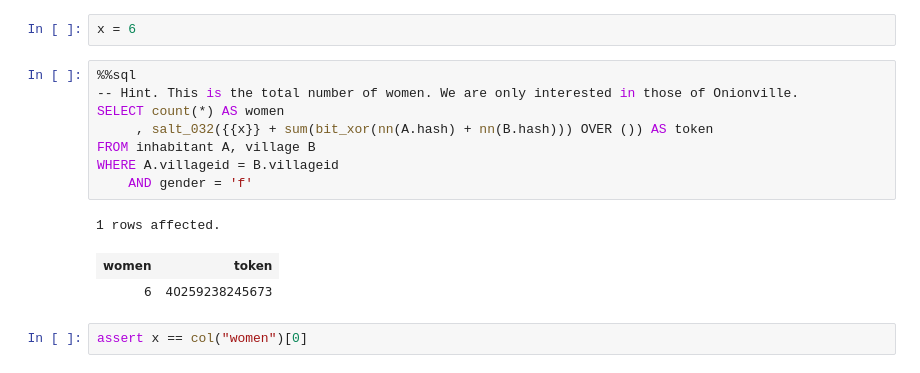
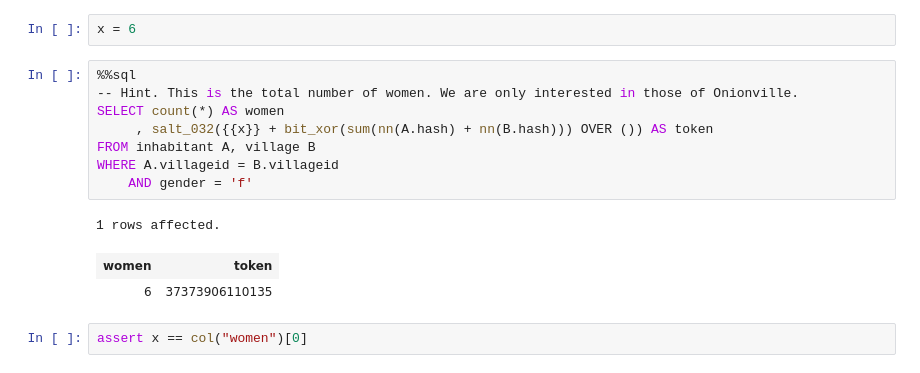
Before and after one commit to laowantong/sqlab_island, a Jupyter notebook: en/mysql/sqlab_island.ipynb, the cells around one changed output. Drawn from its saved outputs; the diff is of its cells as text.

```diff
--- a/en/mysql/sqlab_island.ipynb
+++ b/en/mysql/sqlab_island.ipynb
@@ -1301,15 +1301,15 @@ x = 6
 # %%
 %%sql
 -- Hint. This is the total number of women. We are only interested in those of Onionville.
 SELECT count(*) AS women
-     , salt_032({{x}} + sum(bit_xor(nn(A.hash) + nn(B.hash))) OVER ()) AS token
+     , salt_032({{x}} + bit_xor(sum(nn(A.hash) + nn(B.hash))) OVER ()) AS token
 FROM inhabitant A, village B
 WHERE A.villageid = B.villageid
     AND gender = 'f'
 # %% [output]
 1 rows affected.
 | women | token |
-| 6 | 40259238245673 |
+| 6 | 37373906110135 |
 # %%
 assert x == col("women")[0]
 # %%
```
Also changed, not shown: parts of 8 cells of this notebook, 22 other files.
